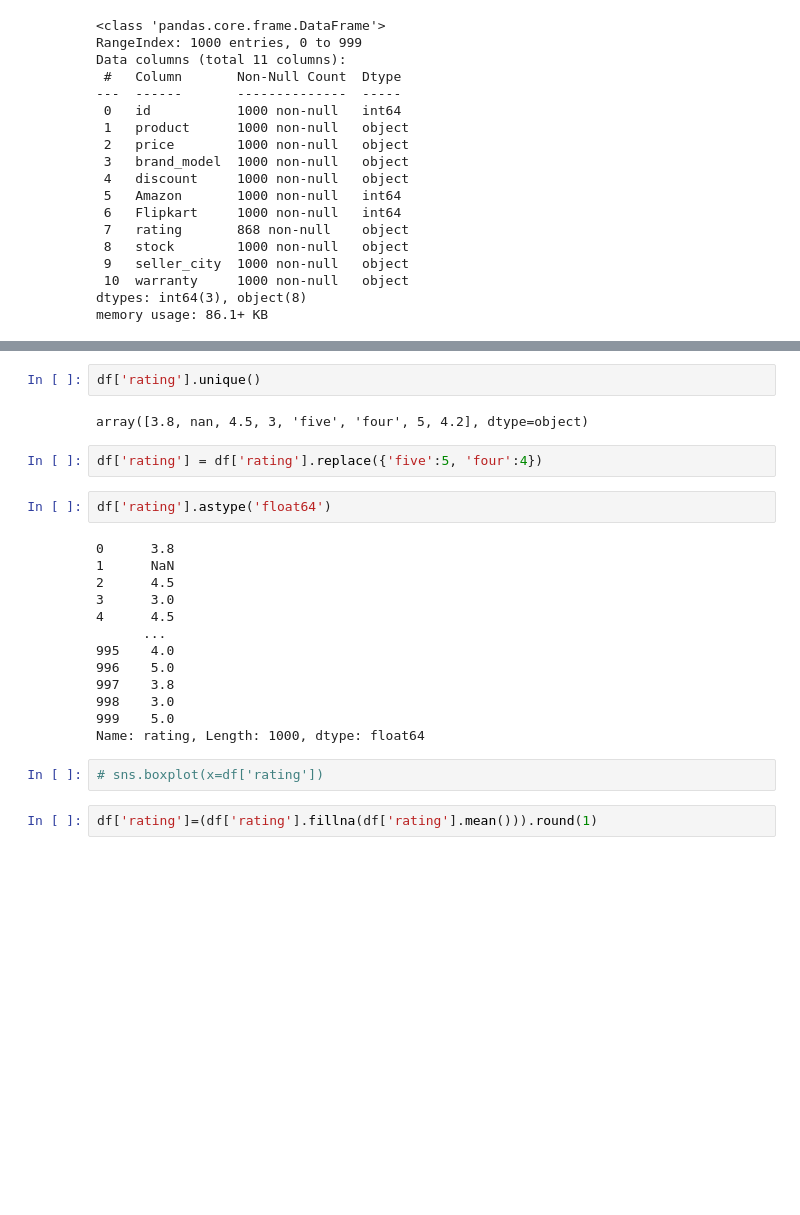
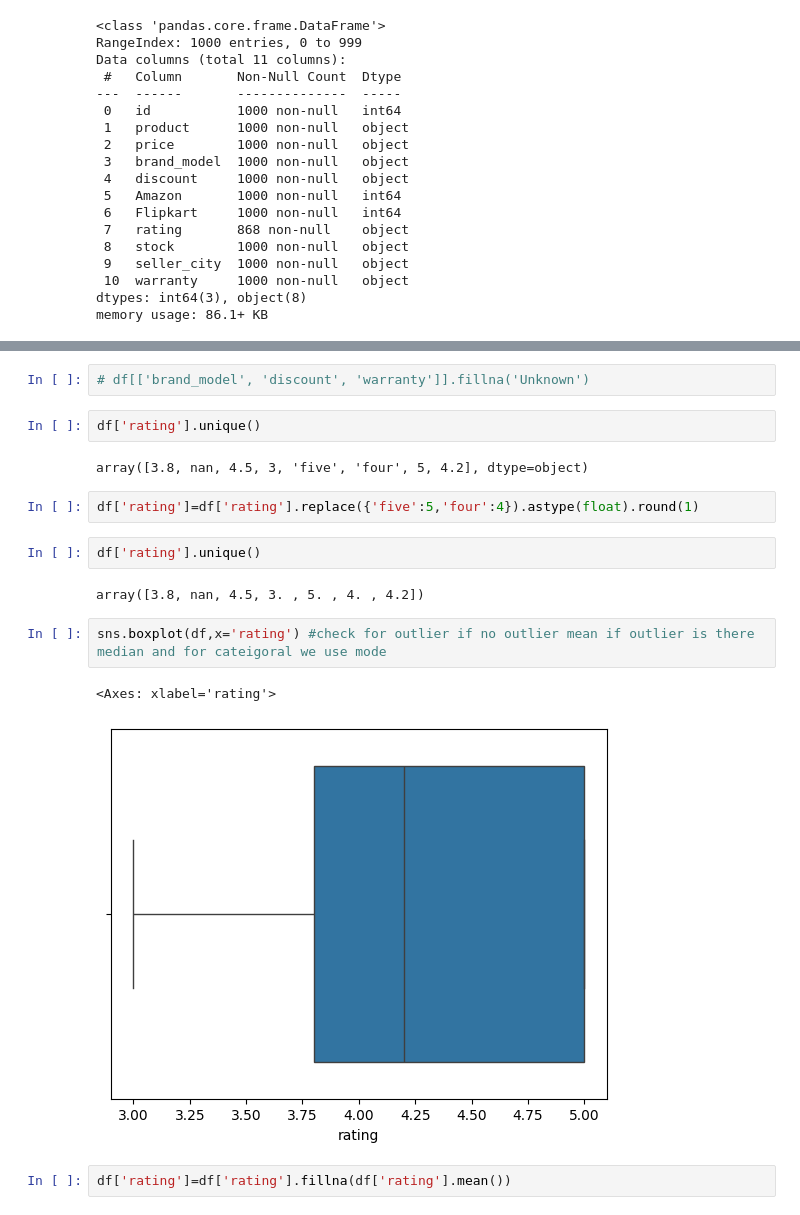
Before and after one commit to Aakashdoraisamy/python-data-science, a Jupyter notebook: Python_Libraries/pandas/mock/mock.ipynb, the cells around one changed output, grey strips where cells are left out. Saved outputs shown, nothing was run; the diff lists cells and outputs as text; blank space fills up the shorter version.

```diff
--- a/Python_Libraries/pandas/mock/mock.ipynb
+++ b/Python_Libraries/pandas/mock/mock.ipynb
@@ -67,25 +107,19 @@ memory usage: 86.1+ KB
+# %%
+# df[['brand_model', 'discount', 'warranty']].fillna('Unknown')
 # %%
 df['rating'].unique()
 # %% [output]
 array([3.8, nan, 4.5, 3, 'five', 'four', 5, 4.2], dtype=object)
 # %%
-df['rating'] = df['rating'].replace({'five':5, 'four':4})
+df['rating']=df['rating'].replace({'five':5,'four':4}).astype(float).round(1)
 # %%
-df['rating'].astype('float64')
+df['rating'].unique()
 # %% [output]
-0      3.8
-1      NaN
-2      4.5
-3      3.0
-4      4.5
-      ...
-995    4.0
-996    5.0
-997    3.8
-998    3.0
-999    5.0
-Name: rating, Length: 1000, dtype: float64
+array([3.8, nan, 4.5, 3. , 5. , 4. , 4.2])
-# %%
-# sns.boxplot(x=df['rating'])
+# %%
+sns.boxplot(df,x='rating') #check for outlier if no outlier mean if outlier is there median and for cateigoral we use mode
+# %% [output]
+<Axes: xlabel='rating'>
+[figure, added]
 # %%
-df['rating']=(df['rating'].fillna(df['rating'].mean())).round(1)
+df['rating']=df['rating'].fillna(df['rating'].mean())
```
Also changed, not shown: parts of 23 cells of this notebook.
